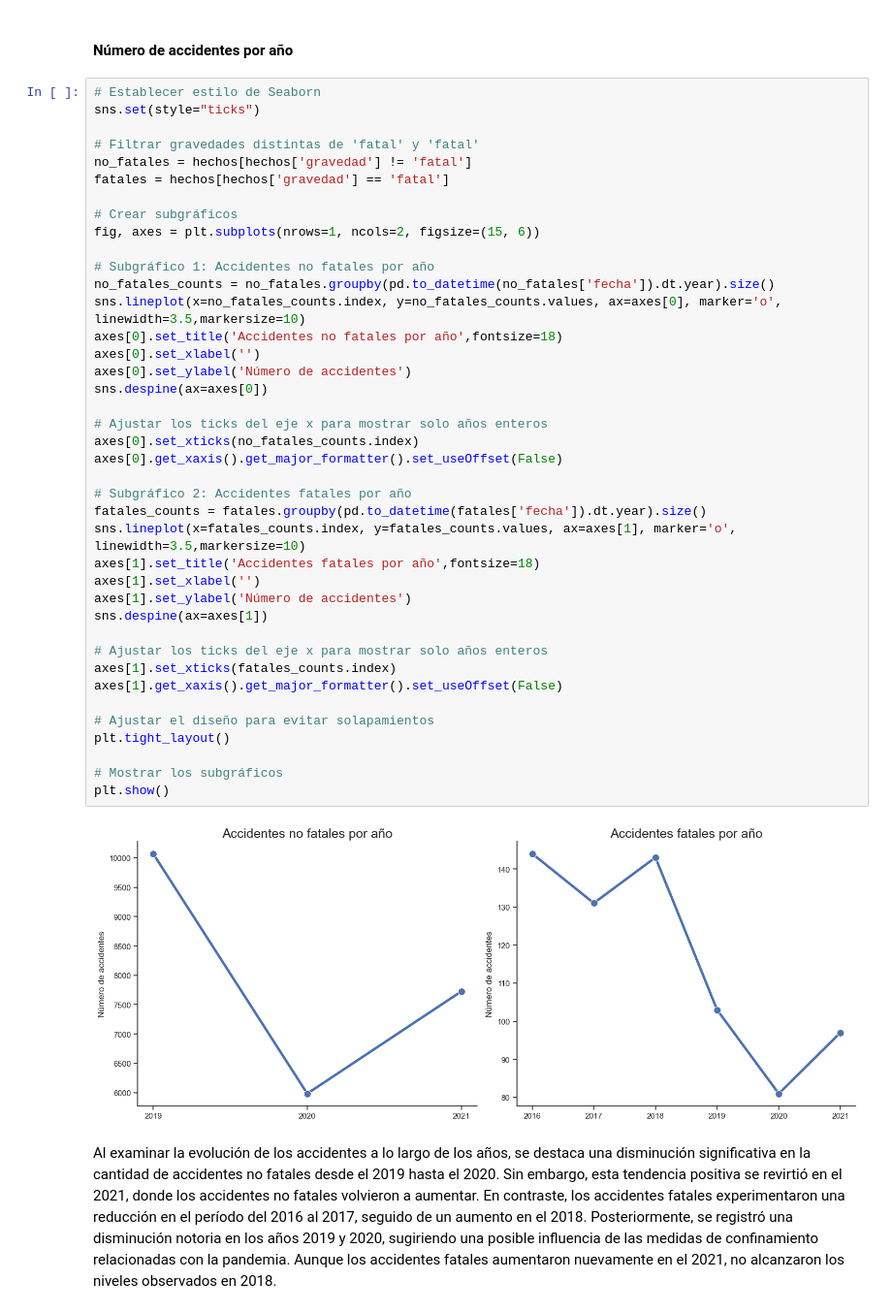
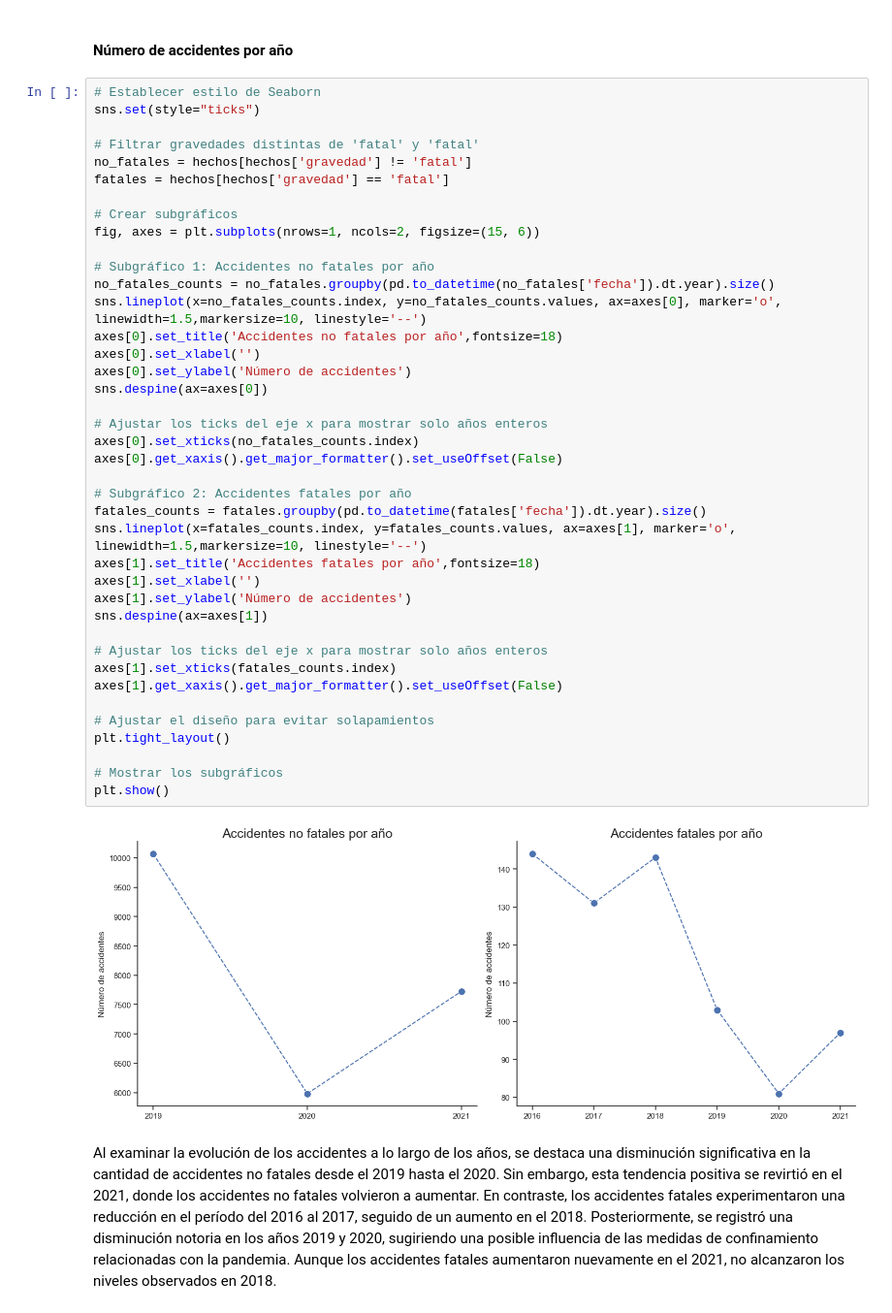
Before and after one commit to KGSanchezM/Siniestros-Viales, a Jupyter notebook: Notebooks/EDA.ipynb, the cells around one changed output. Shown at 97% size. Saved outputs shown, nothing was run; the diff lists cells and outputs as text.

```diff
--- a/Notebooks/EDA.ipynb
+++ b/Notebooks/EDA.ipynb
@@ -585,35 +587,35 @@ fatales = hechos[hechos['gravedad'] == 'fatal']
 fig, axes = plt.subplots(nrows=1, ncols=2, figsize=(15, 6))
 
 # Subgráfico 1: Accidentes no fatales por año
 no_fatales_counts = no_fatales.groupby(pd.to_datetime(no_fatales['fecha']).dt.year).size()
-sns.lineplot(x=no_fatales_counts.index, y=no_fatales_counts.values, ax=axes[0], marker='o', linewidth=3.5,markersize=10)
+sns.lineplot(x=no_fatales_counts.index, y=no_fatales_counts.values, ax=axes[0], marker='o', linewidth=1.5,markersize=10, linestyle='--')
 axes[0].set_title('Accidentes no fatales por año',fontsize=18)
 axes[0].set_xlabel('')
 axes[0].set_ylabel('Número de accidentes')
 sns.despine(ax=axes[0])
 
 # Ajustar los ticks del eje x para mostrar solo años enteros
 axes[0].set_xticks(no_fatales_counts.index)
 axes[0].get_xaxis().get_major_formatter().set_useOffset(False)
 
 # Subgráfico 2: Accidentes fatales por año
 fatales_counts = fatales.groupby(pd.to_datetime(fatales['fecha']).dt.year).size()
-sns.lineplot(x=fatales_counts.index, y=fatales_counts.values, ax=axes[1], marker='o', linewidth=3.5,markersize=10)
+sns.lineplot(x=fatales_counts.index, y=fatales_counts.values, ax=axes[1], marker='o', linewidth=1.5,markersize=10, linestyle='--')
 axes[1].set_title('Accidentes fatales por año',fontsize=18)
 axes[1].set_xlabel('')
 axes[1].set_ylabel('Número de accidentes')
 sns.despine(ax=axes[1])
 
 # Ajustar los ticks del eje x para mostrar solo años enteros
 axes[1].set_xticks(fatales_counts.index)
 axes[1].get_xaxis().get_major_formatter().set_useOffset(False)
 
 # Ajustar el diseño para evitar solapamientos
 plt.tight_layout()
 
 # Mostrar los subgráficos
 plt.show()
 # %% [output]
-[figure, old version]
+[figure, new version]
 # %% [markdown]
 Al examinar la evolución de los accidentes a lo largo de los años, se destaca una disminución significativa en la cantidad de accidentes no fatales desde el 2019 hasta el 2020. Sin embargo, esta tendencia positiva se revirtió en el 2021, donde los accidentes no fatales volvieron a aumentar. En contraste, los accidentes fatales experimentaron una reducción en el período del 2016 al 2017, seguido de un aumento en el 2018. Posteriormente, se registró una disminución notoria en los años 2019 y 2020, sugiriendo una posible influencia de las medidas de confinamiento relacionadas con la pandemia. Aunque los accidentes fatales aumentaron nuevamente en el 2021, no alcanzaron los niveles observados en 2018.
```
Also changed, not shown: parts of 14 cells of this notebook, 7 other files.
